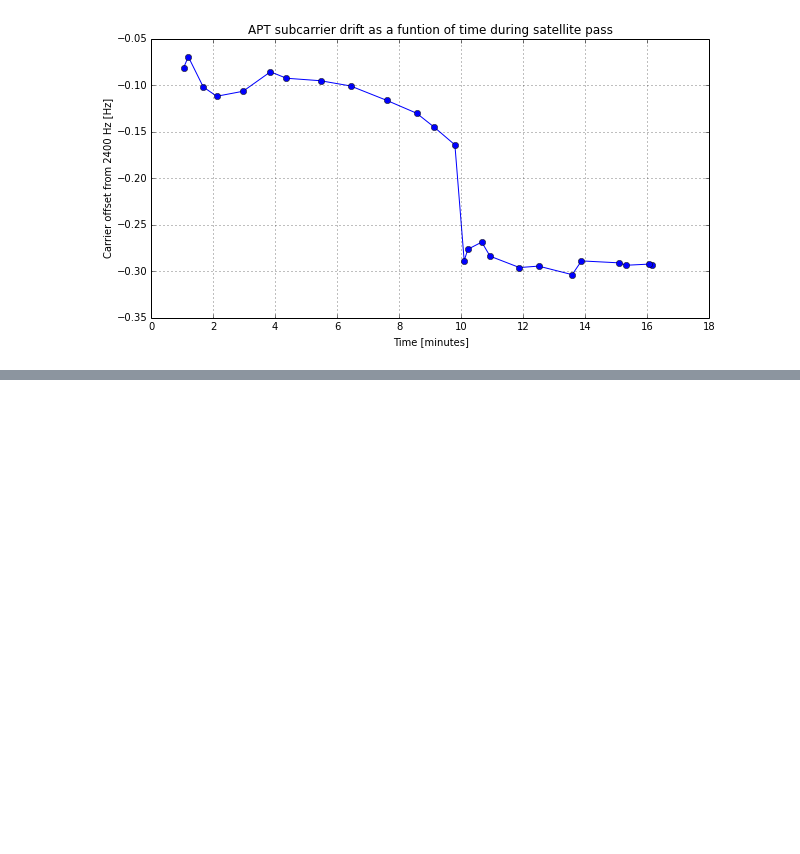
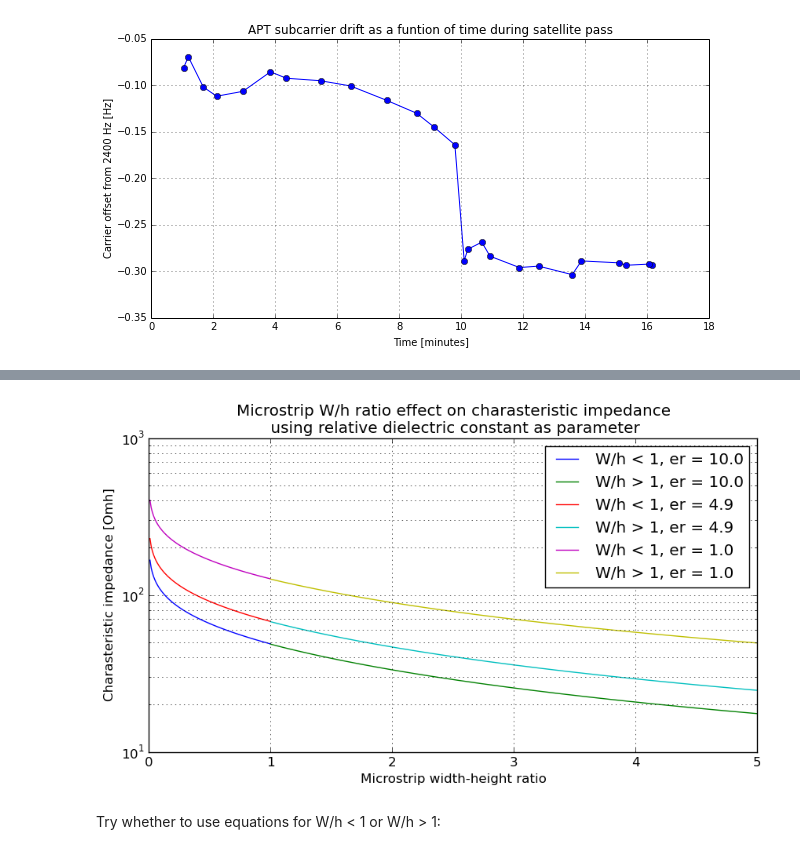
Before and after one commit to jarmokivekas/NOAA-reception, a Jupyter notebook: notes.ipynb, the cells around one changed output, grey strips where cells are left out. Saved outputs shown, nothing was run; the diff lists cells and outputs as text; code cells hidden in the pictures; blank space fills up the shorter version.

Commit message:
MAR calculation, MAR bias, microstrips

```diff
--- a/notes.ipynb
+++ b/notes.ipynb
@@ -569,3 +689,31 @@ plt.show()
+# %%
+using PyPlot
+figure(figsize=(10,5))
+
+for er in [10, 4.9, 1]
+
+    r = [0.01:0.01:1]
+    eff = (er+1)/2 + ((er -1)/2) * ((1 + 12 ./ r).^(-1/2) + 0.04(1 - r).^2)
+    Zo = (60 ./ sqrt(eff)) .* log(8./r + r/4)
+    plot(r, Zo, label="W/h < 1, er = " * string(er))
+
+    r=[1:0.01:5];
+    eff=(er+1)/2+((er-1)/2)*(1+12./r).^(-1/2);
+    Zo=(120*pi)./(sqrt(eff).*(r+1.393+0.667*log(r+1.444)));
+    plot(r, Zo, label="W/h > 1, er = " * string(er))
+end
+xlabel("Microstrip width-height ratio")
+ylabel("Charasteristic impedance [Omh]")
+yscale("log")
+title("Microstrip W/h ratio effect on charasteristic impedance\n using relative dielectric constant as parameter")
+grid()
+grid(which="minor")
+legend(loc="best")
+savefig("photos/microstrip-charasteristic-impedance-vs-w-h-ratio.png", dpi=72)
+# %% [output]
+[figure, added]
+# %% [markdown]
+Try whether to use equations for W/h < 1 or W/h > 1:
 # %% [markdown]
 
 
```
Also changed, not shown: parts of 15 cells of this notebook, 2 other files.
